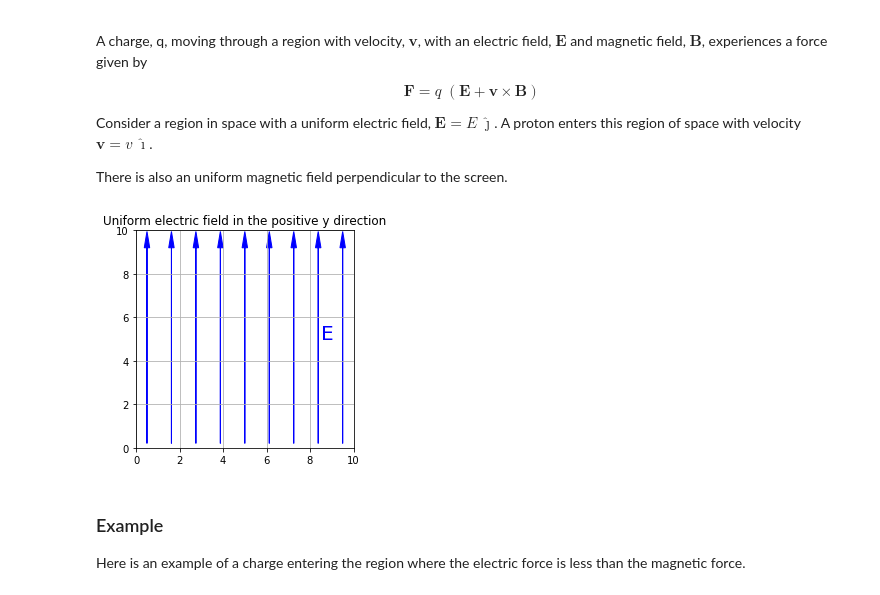
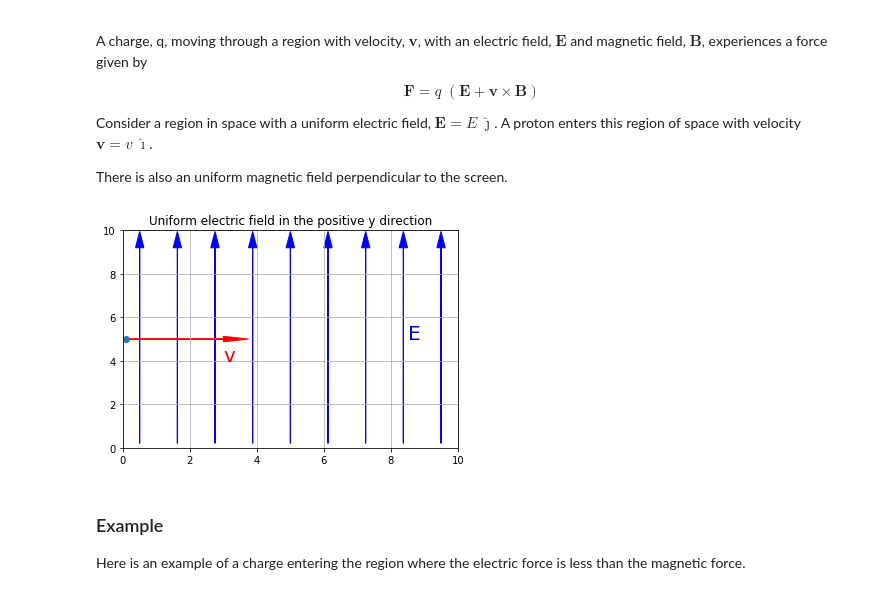
Before and after one commit to badphysics/velocity_selector, a Jupyter notebook: velocity_selector.ipynb, the cells around one changed output. Drawn from its saved outputs; the diff is of its cells as text; code cells hidden in the pictures.

```diff
--- a/velocity_selector.ipynb
+++ b/velocity_selector.ipynb
@@ -61,18 +61,22 @@ Consider a region in space with a uniform electric field, $\mathbf{E} = E \;\hat
 There is also an uniform magnetic field perpendicular to the screen.
 # %%
 
-plt.axes().set_aspect('equal')
+#plt.axes().set_aspect('equal')
 plt.axis([0,10,0,10])
 
 plt.grid()
 xarrow=np.linspace(0.5,9.5,9)
 for coord in xarrow:
     plt.arrow(coord, 0.2, 0, 9, head_width=0.25, head_length=0.75, fc='b', ec='b')
+plt.arrow(0.,5,3.0,0, head_width=0.25, head_length=0.75, fc='r', ec='r')
 plt.annotate('E', xy=(2, 1), xytext=(8.5, 5),color='b',size=20)
+plt.plot(0.1,5,'o')
+plt.annotate('v', xy=(2, 1), xytext=(3, 4),color='r',size=20)
+
 plt.title('Uniform electric field in the positive y direction')
 plt.show()
 # %% [output]
-[figure, old version]
+[figure, new version]
 # %% [markdown]
 ### Example
 Here is an example of a charge entering the region where the electric force is less than the magnetic force.
```
